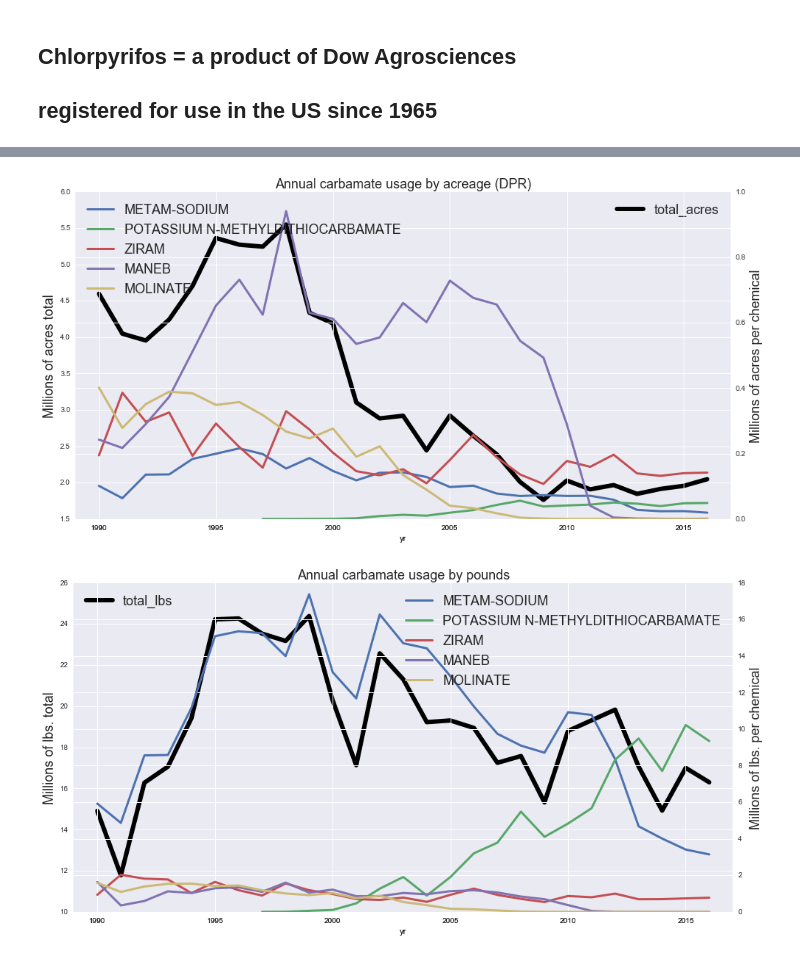
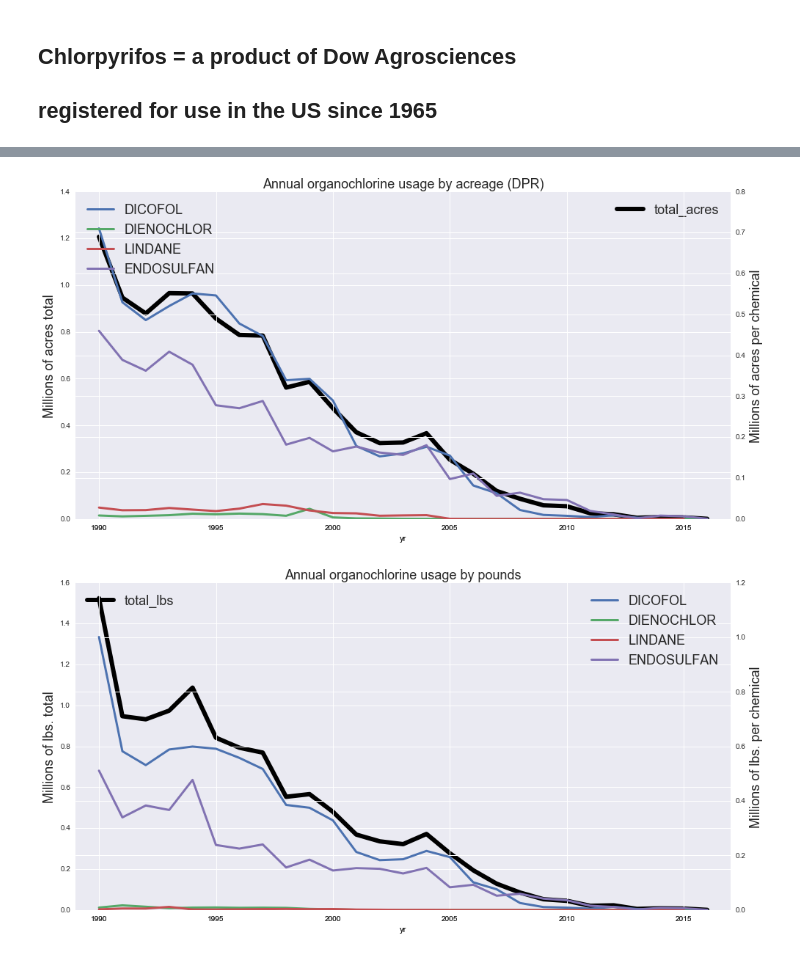
Before and after one commit to bjmain/pesticides, a Jupyter notebook: DPR_workflow1.ipynb, the cells around one changed output, grey strips where cells are left out. Cells and saved outputs as stored; diff of their text form; code cells hidden in the pictures.

```diff
--- a/DPR_workflow1.ipynb
+++ b/DPR_workflow1.ipynb
@@ -21,7 +23,10 @@ with open('pur_1990_2016.txt_noheaders') as f:
 # %%
-# print out odd rows with no chem_code
+# print out rows with no chem_code
+f = open("no_chem_code.csv", "w")
 
 for line in open("pur_1990_2016.txt_noheaders_nowhitespace"):
     i=line.strip().split(",")
     if i[2] == "":   # position of chem_code
-        print line.strip() # > no_chem_code.csv
+        f.write("".join([line.strip(),'\n']))
+        #print line.strip() # > no_chem_code.csv
+f.close()
@@ -775,5 +660,7 @@ P.show()
 # %%
-#Pyrethroids
+#ORGANOCHLORINES
+# e.g. DDT
+
 import math
 import matplotlib.pyplot as P
 import numpy as np
@@ -796,13 +683,11 @@ for line in open("chem_key2.txt"):
 
 
 
-
-pyr_df = pd.read_table("carb_yr_mo.data",delimiter=";")
-pyr_df.columns = ['yr', 'mo', 'chem','unit',"application#","amounts","total_acres","unit_lbs","applic_#",'amounts2','total_lbs']
-#chlorpyr=df.loc[df['chem']==253].groupby('yr').sum()
+OC_df = pd.read_table("OC_yr_mo.data",delimiter=";")
+OC_df.columns = ['yr', 'mo', 'chem','unit',"application#","amounts","total_acres","unit_lbs","applic_#",'amounts2','total_lbs']
 
 
-total = pyr_df.groupby('yr').sum()
+total = OC_df.groupby('yr').sum()
 total = total.reset_index()
 total = total.loc[total['yr']>=1990]
 #change units to /Million
@@ -821,67 +706,51 @@ total.plot(kind='line',x='yr',y='lbs_M', color='k', ax=ax3,lw=6, label="total_lb
 
 # now, the second axes that shares the x-axis with the ax1
 ax2 = fig1.add_subplot(111, sharex=ax1, frameon=False)
 ax4 = fig2.add_subplot(111, sharex=ax3, frameon=False)
 
-#Here is a list of the top 9 pyr
-#keep = [2008,2297,2321,2300,3866,2223,3956,2171,2234]
-keep = [616, 970, 629, 369, 449] #, 211, 1933, 383, 264, 105, 575, 106, 590, 1910, 111, 589, 516, 4022, 565, 2202, 675, 1748, 375, 49, 548, 1987, 1924, 417, 141, 55, 627, 339, 2283, 62, 2147, 115, 623, 288, 1875, 1746, 691, 1934, 493, 1938, 2201]
-
+#Here is a list of the top 4 OC's
+keep = [346,468,359,259]
 count=0
-#for chem in keep:
 for chem in keep:
     count+=1
-    pyr=pyr_df.loc[pyr_df['chem']==chem].groupby('yr').sum()
-    #chlorpyr['fresh_ID']=chem
-    pyr = pyr.reset_index()
-    pyr = pyr.loc[pyr['yr']>=1990]
-    pyr['acre_M'] = pyr['total_acres']/1000000
-    pyr['lbs_M'] = pyr['total_lbs']/1000000
-    #print(pyr)
-    #break
-    #xlist = chlorpyr['yr'].tolist()
-    #acre_list = chlorpyr['total_acres'].tolist()
-    #lbs_list = chlorpyr['total_lbs'].tolist()
+    ochlor=OC_df.loc[OC_df['chem']==chem].groupby('yr').sum()
+    ochlor = ochlor.reset_index()
+    ochlor = ochlor.loc[ochlor['yr']>=1990]
+    ochlor['acre_M'] = ochlor['total_acres']/1000000
+    ochlor['lbs_M'] = ochlor['total_lbs']/1000000
 
-    #change units to /Million
-    #acre_list = [x/1000000 for x in acre_list]
-    #lbs_list = [x/1000000 for x in lbs_list]
 
     if count>6:
-        pyr.plot(kind='line',x='yr',y='acre_M', ax=ax2,lw=3, linestyle='--',label=code_D[str(chem)])
-        pyr.plot(kind='line',x='yr',y='lbs_M', ax=ax4,lw=3, linestyle='--',label=code_D[str(chem)])
+        ochlor.plot(kind='line',x='yr',y='acre_M', ax=ax2,lw=3, linestyle='--',label=code_D[str(chem)])
+        ochlor.plot(kind='line',x='yr',y='lbs_M', ax=ax4,lw=3, linestyle='--',label=code_D[str(chem)])
 
-        #ax2.plot(xlist,acre_list,label=code_D[str(chem)],lw=3,linestyle='--')
-        #ax4.plot(xlist,acre_list,label=code_D[str(chem)],lw=3,linestyle='--')
     else:
-        pyr.plot(kind='line',x='yr',y='acre_M', ax=ax2,lw=3, linestyle='-',label=code_D[str(chem)])
-        pyr.plot(kind='line',x='yr',y='lbs_M', ax=ax4,lw=3, linestyle='-',label=code_D[str(chem)])
-        #ax2.plot(xlist,acre_list,label=code_D[str(chem)],lw=3)
-        #ax4.plot(xlist,acre_list,label=code_D[str(chem)],lw=3)
+        ochlor.plot(kind='line',x='yr',y='acre_M', ax=ax2,lw=3, linestyle='-',label=code_D[str(chem)])
+        ochlor.plot(kind='line',x='yr',y='lbs_M', ax=ax4,lw=3, linestyle='-',label=code_D[str(chem)])
 
-    #ax2.plot(xlist,acre_list,label=code_D[str(chem)],lw=3)
-    ax2.yaxis.tick_right()
-    ax2.yaxis.set_label_position("right")
 
-    #ax4.plot(xlist,lbs_list,label=code_D[str(chem)],lw=3)
-    ax4.yaxis.tick_right()
-    ax4.yaxis.set_label_position("right")
 
 # set labels
-ax1.set_title("Annual carbamate usage by acreage (DPR)",fontsize=18)
-ax3.set_title("Annual carbamate usage by pounds",fontsize=18)
+ax2.yaxis.tick_right()
+ax2.yaxis.set_label_position("right")
+
+ax4.yaxis.tick_right()
+ax4.yaxis.set_label_position("right")
+
+ax1.set_title("Annual organochlorine usage by acreage (DPR)",fontsize=18)
+ax3.set_title("Annual organochlorine usage by pounds",fontsize=18)
 ax1.set_ylabel("Millions of acres total",fontsize=18)
 ax2.set_ylabel("Millions of acres per chemical",fontsize=18)
 ax3.set_ylabel("Millions of lbs. total",fontsize=18)
 ax4.set_ylabel("Millions of lbs. per chemical",fontsize=18)
 
 ax1.set_xlim(1989,2017)
 ax3.set_xlim(1989,2017)
 ax1.legend(loc=1,fontsize=18)
 ax2.legend(loc=2,fontsize=18)
 ax3.legend(loc=2,fontsize=18)
 ax4.legend(loc=1,fontsize=18)
 P.show()
 # %% [output]
-[figure, old version]
+[figure, new version]
-[figure, old version]
+[figure, new version]
```
Also changed, not shown: parts of 28 cells of this notebook.
